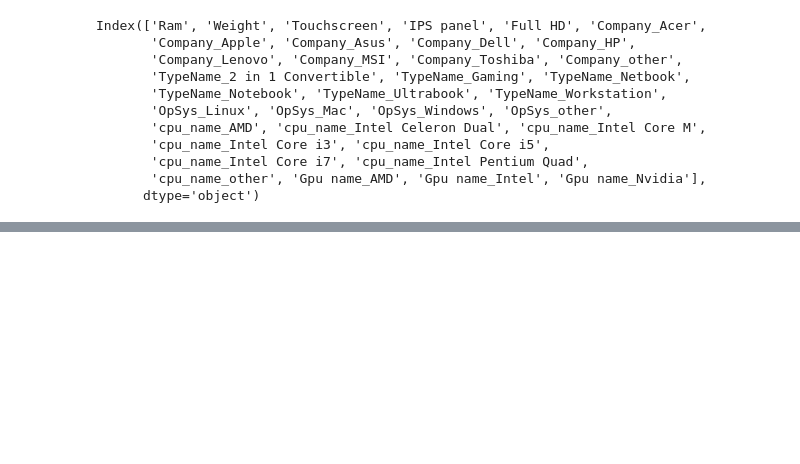
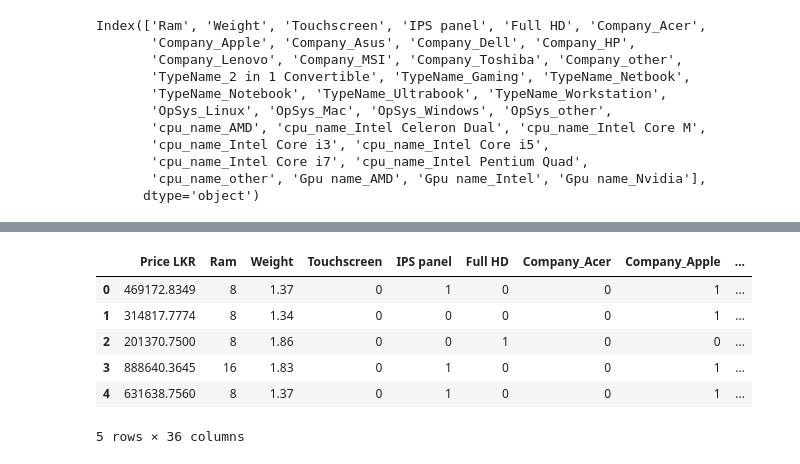
Before and after one commit to hith3sh/LaptopPricePredictor, a Jupyter notebook: laptop/laptop.ipynb, the cells around one changed output, grey strips where cells are left out. Cells and saved outputs as stored; diff of their text form; code cells hidden in the pictures; blank space fills up the shorter version.

```diff
--- a/laptop/laptop.ipynb
+++ b/laptop/laptop.ipynb
@@ -500,0 +514,15 @@ Index(['Ram', 'Weight', 'Touchscreen', 'IPS panel', 'Full HD', 'Company_Acer',
+# %%
+data['Price LKR']=data['Price LKR'].apply(lambda x:x*350.21)
+# %%
+column_to_move='Price LKR'
+data.insert(0, column_to_move, data.pop(column_to_move))
+# %%
+data.head()
+# %% [output]
+|  | Price LKR | Ram | Weight | Touchscreen | IPS panel | Full HD | Company_Acer | Company_Apple | ... |
+| 0 | 469172.8349 | 8 | 1.37 | 0 | 1 | 0 | 0 | 1 | ... |
+| 1 | 314817.7774 | 8 | 1.34 | 0 | 0 | 0 | 0 | 1 | ... |
+| 2 | 201370.7500 | 8 | 1.86 | 0 | 0 | 1 | 0 | 0 | ... |
+| 3 | 888640.3645 | 16 | 1.83 | 0 | 1 | 0 | 0 | 1 | ... |
+| 4 | 631638.7560 | 8 | 1.37 | 0 | 1 | 0 | 0 | 1 | ... |
+5 rows × 36 columns
```
Also changed, not shown: parts of 9 cells of this notebook, 12 other files.
